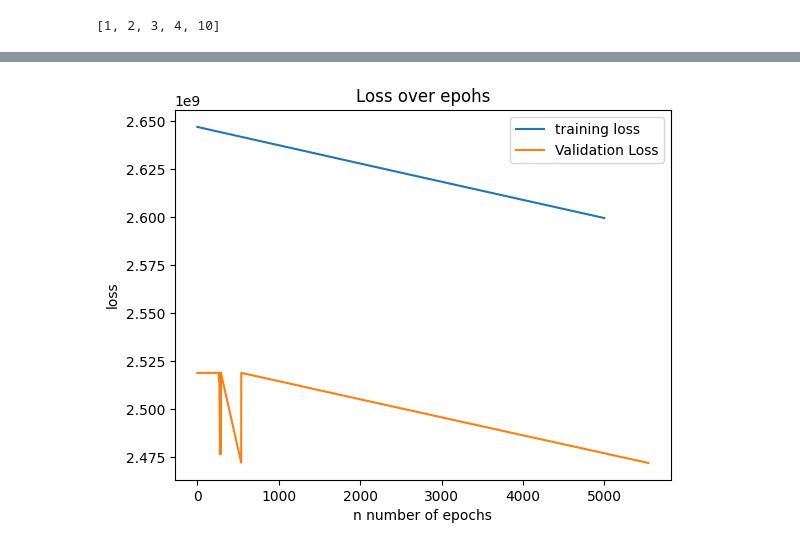
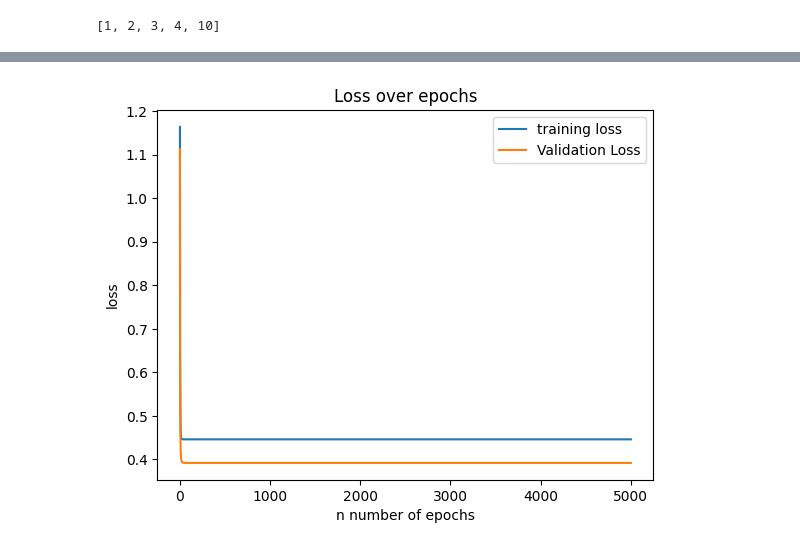
Before and after one commit to emilia-uncc/Assignment1, a Jupyter notebook: assignment5/Assignment5_2.ipynb, the cells around one changed output, grey strips where cells are left out. Cells and saved outputs as stored; diff of their text form; code cells hidden in the pictures.

```diff
--- a/assignment5/Assignment5_2.ipynb
+++ b/assignment5/Assignment5_2.ipynb
@@ -203,0 +81,14 @@ tensor([[ 0.0481,  0.1671, -0.5273,  0.0653, -0.2214]], requires_grad=True)
+# %%
+#scale dataset, inputs and outputs
+scaler = StandardScaler()
+X_train = scaler.fit_transform(X_train)
+X_test = scaler.transform(X_test)
+# Fit the scaler on the data
+scaler.fit(Y_train.reshape(-1, 1))  # Reshape the 1D array to 2D (n_samples, n_features)
+# Transform the data
+Y_train = scaler.transform(Y_train.reshape(-1, 1))
+
+scaler.fit(Y_test.reshape(-1, 1))
+Y_test = scaler.transform(Y_test.reshape(-1, 1))
+
+print(X_train[0], X_test[0], Y_train[0], Y_test[0])
@@ -203,0 +107,7 @@ tensor([[ 0.0481,  0.1671, -0.5273,  0.0653, -0.2214]], requires_grad=True)
+# %%
+#arrays into tensors
+X_train_tensor =torch.tensor(X_train, dtype=torch.float32)
+X_test_tensor = torch.tensor(X_test, dtype=torch.float32)
+
+Y_train_tensor = torch.tensor(Y_train, dtype=torch.float32)
+Y_test_tensor = torch.tensor(Y_test, dtype=torch.float32)
@@ -385,11 +253,11 @@ Epoch: 4500, Loss: 2604279040.0, val_loss: 2476695296.0
 # %%
 # 4. Plot the training and validation loss after each iteration
-plt.plot(losses, label="training loss")
-plt.plot(val_losses, label="Validation Loss")
+plt.plot(train_losses, label="training loss")
+plt.plot(test_losses, label="Validation Loss")
 plt.xlabel("n number of epochs")
 plt.ylabel("loss")
 plt.legend()
-plt.title("Loss over epohs")
+plt.title("Loss over epochs")
 plt.show()
 # %% [output]
-[figure, old version]
+[figure, new version]
```
Also changed, not shown: parts of 11 cells of this notebook.
